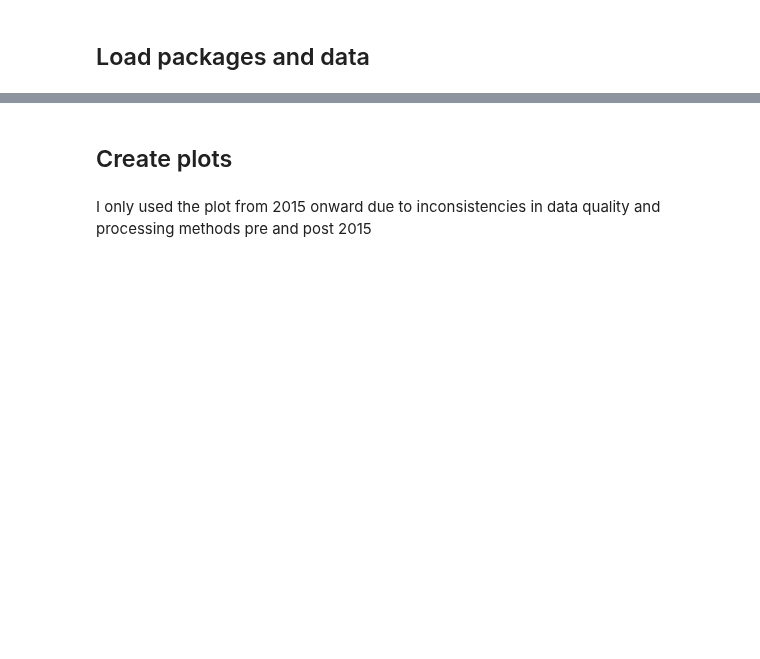
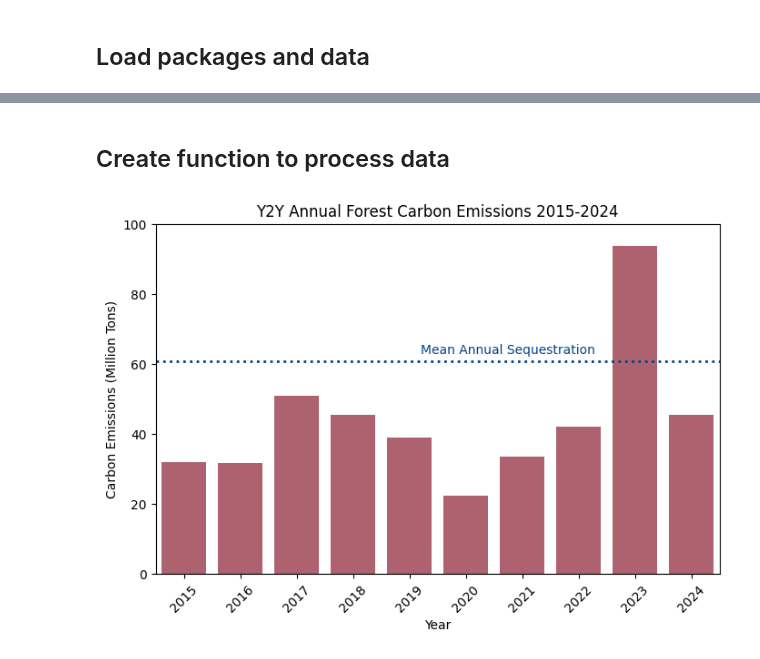
Before and after one commit to bermane/y2y-carbon, a Jupyter notebook: carbon_sequestration_plots.ipynb, the cells around one changed output, grey strips where cells are left out. Saved outputs shown, nothing was run; the diff lists cells and outputs as text; code cells hidden in the pictures; blank space fills up the shorter version.

```diff
--- a/carbon_sequestration_plots.ipynb
+++ b/carbon_sequestration_plots.ipynb
@@ -43,12 +11,2 @@ y2y_emissions_melted_2015 = y2y_emissions_melted.query('Year >= 2015')
-# %%
-# save annual average sequestration in million tons
-mean_seques = y2y_df['gfw_forest_carbon_average_annual_removals__Mg(C)_yr-1'].values.item() / 1e6
-mean_seques
-# %%
-# save annual average emissions in million tons
-mean_emissions = y2y_df['gfw_forest_carbon_average_annual_emissions__Mg(C)_yr-1'].values.item() / 1e6
-mean_emissions
-# %% [markdown]
-## Create plots
-# %% [markdown]
-I only used the plot from 2015 onward due to inconsistencies in data quality and processing methods pre and post 2015
+# %% [markdown]
+## Create function to process data
@@ -54,0 +48,54 @@ I only used the plot from 2015 onward due to inconsistencies in data quality and
+# %%
+# clean y2y data
+df_emissions_melted, df_emissions_melted_2015, mean_seques, mean_emissions = clean_seq_data('./outputs/y2y_carbon_sequestration.csv')
+
+
+# # Create a bar plot
+# plt.figure(figsize=(8, 5))
+# sns.barplot(x="Year", y="Emissions", data=df_emissions_melted, estimator=sum, errorbar=None, color="#BB5566")
+
+# # Add a dotted line at mean removals
+# plt.axhline(y=mean_seques, color='#004488', linestyle='dotted', linewidth=2)
+
+# # Add a dotted line at mean emissions
+# plt.axhline(y=mean_emissions, color='#000000', linestyle='dotted', linewidth=2)
+
+# # add a label for mean removals
+# plt.text(x=20, y=mean_seques+2, s="Mean Annual Sequestration", color='#004488', fontsize=10, ha='right')
+
+# # add a label for mean emissions
+# plt.text(x=14.2, y=mean_emissions+2, s="Mean Annual Emissions", color='#000000', fontsize=10, ha='right')
+
+# # Customize plot
+# plt.xlabel("Year")
+# plt.ylabel("Carbon Emissions (Million Tons)")
+# plt.title('Y2Y Annual Forest Carbon Emissions 2001-2024')
+# plt.xticks(rotation=45)
+# plt.yticks([0, 20, 40, 60, 80, 100])
+# plt.show()
+
+# Create a bar plot, only 2015 onward
+plt.figure(figsize=(8, 5))
+sns.barplot(x="Year", y="Emissions", data=df_emissions_melted_2015, estimator=sum, errorbar=None, color="#BB5566")
+
+# Add a dotted line at mean removals
+plt.axhline(y=mean_seques, color='#004488', linestyle='dotted', linewidth=2)
+
+# Add a dotted line at mean emissions
+#plt.axhline(y=mean_emissions, color='#000000', linestyle='dotted', linewidth=2)
+
+# add a label for mean removals
+plt.text(x=7.3, y=mean_seques+2, s="Mean Annual Sequestration", color='#004488', fontsize=10, ha='right')
+
+# add a label for mean emissions
+#plt.text(x=6.8, y=mean_emissions+2, s="Mean Annual Emissions", color='#000000', fontsize=10, ha='right')
+
+# Customize plot
+plt.xlabel("Year")
+plt.ylabel("Carbon Emissions (Million Tons)")
+plt.title('Y2Y Annual Forest Carbon Emissions 2015-2024')
+plt.xticks(rotation=45)
+plt.yticks([0, 20, 40, 60, 80, 100])
+plt.show()
+# %% [output]
+[figure, added]
```
Also changed, not shown: parts of 11 cells of this notebook, 15 other files.
